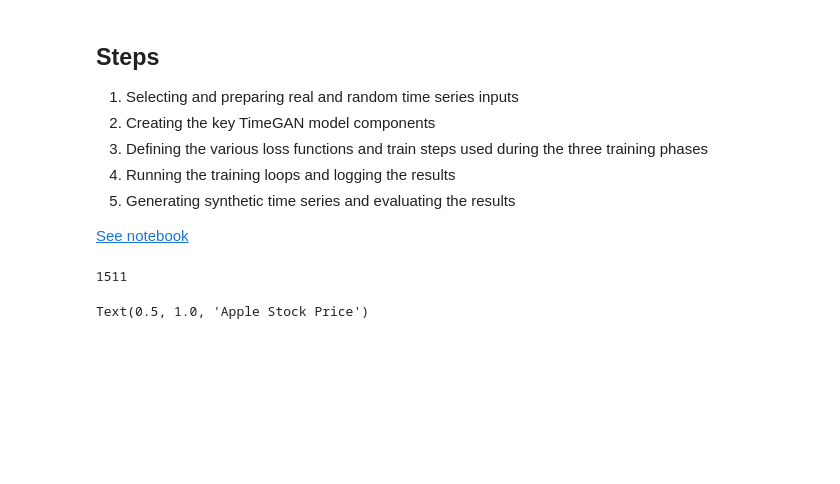
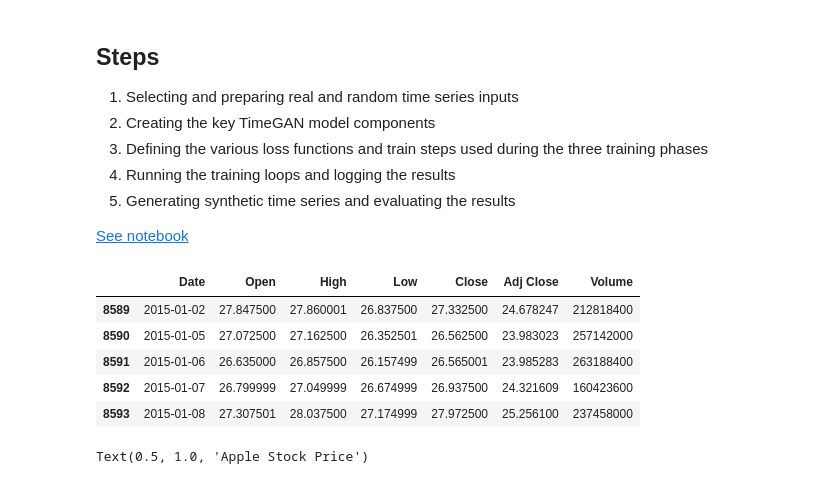
Before and after one commit to philbeliveau/GAN, a Jupyter notebook: Time_GAN Implementation.ipynb, the cells around one changed output. Drawn from its saved outputs; the diff is of its cells as text; code cells hidden in the pictures; blank space fills up the shorter version.

```diff
--- a/Time_GAN Implementation.ipynb
+++ b/Time_GAN Implementation.ipynb
@@ -163,14 +163,19 @@ that involves the simple addition of a supervised loss to guide adversarial lear
 # %%
 # Import this apple stock price dataset and filter from 2015 to 2021
 # use this path: /Users/philippebeliveau/Desktop/Notebook_Jupyter_R/Synthetic_Data/Dataset/AAPL.csv
 import pandas as pd
 pd.set_option('display.max_columns', None)
-df = pd.read_csv('/Users/philippebeliveau/Desktop/Notebook_Jupyter_R/Synthetic_Data/Dataset/AAPL.csv')
+df = pd.read_csv('/Users/philippebeliveau/Desktop/Notebook/GAN/Dataset/AAPL.csv')
 df['Date'] = pd.to_datetime(df['Date'])
 df = df[(df['Date'] >= '2015-01-01') & (df['Date'] <= '2021-01-01')]
 df.head()
 # %% [output]
-1511
+|  | Date | Open | High | Low | Close | Adj Close | Volume |
+| 8589 | 2015-01-02 | 27.847500 | 27.860001 | 26.837500 | 27.332500 | 24.678247 | 212818400 |
+| 8590 | 2015-01-05 | 27.072500 | 27.162500 | 26.352501 | 26.562500 | 23.983023 | 257142000 |
+| 8591 | 2015-01-06 | 26.635000 | 26.857500 | 26.157499 | 26.565001 | 23.985283 | 263188400 |
+| 8592 | 2015-01-07 | 26.799999 | 27.049999 | 26.674999 | 26.937500 | 24.321609 | 160423600 |
+| 8593 | 2015-01-08 | 27.307501 | 28.037500 | 27.174999 | 27.972500 | 25.256100 | 237458000 |
 # %%
 seq_len = 24
 n_seq = 1
```
Also changed, not shown: parts of 42 cells of this notebook, 5 other files.
